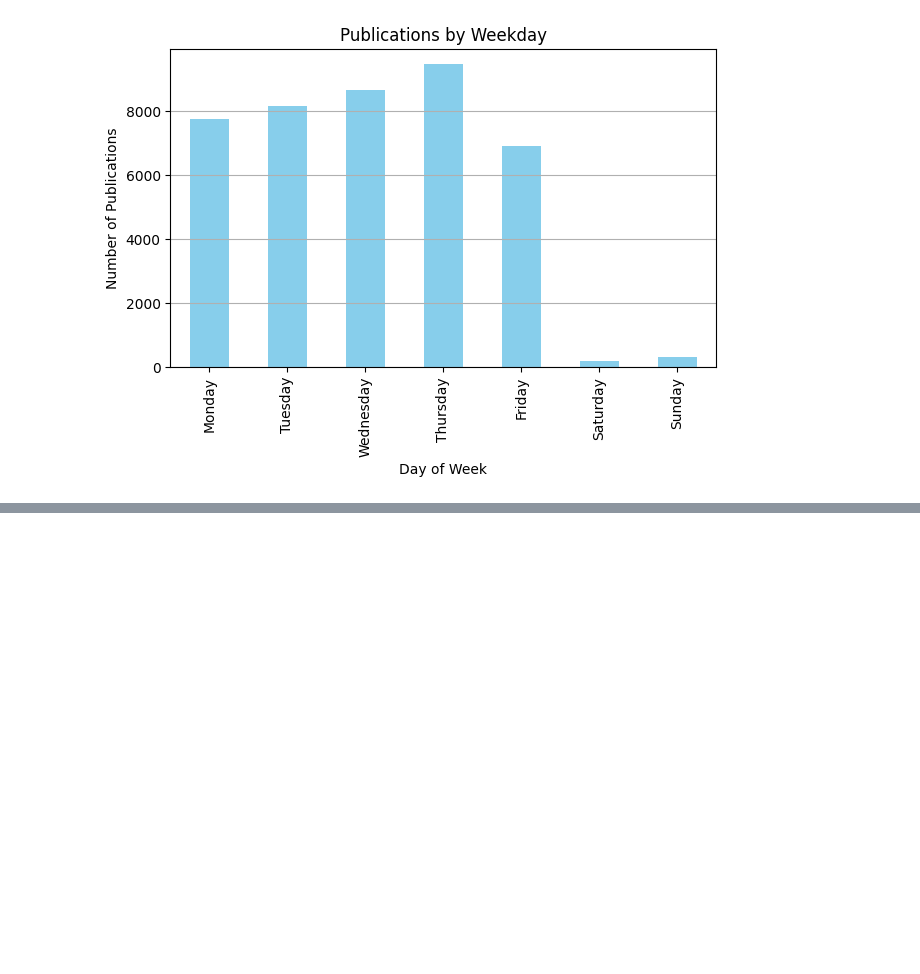
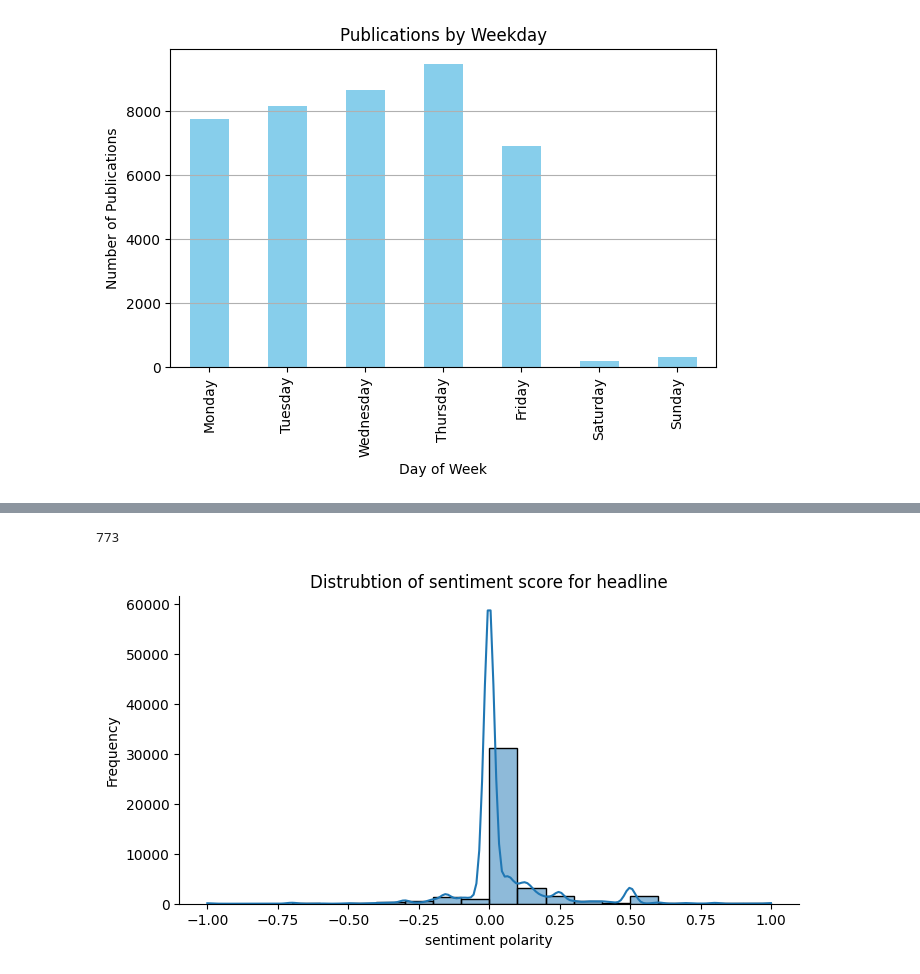
Before and after one commit to Skell30/Predicting-Price-Moves-with-News-Sentiment, a Jupyter notebook: task1/task1.ipynb, the cells around one changed output, grey strips where cells are left out. Saved outputs shown, nothing was run; the diff lists cells and outputs as text; code cells hidden in the pictures; blank space fills up the shorter version.

```diff
--- a/task1/task1.ipynb
+++ b/task1/task1.ipynb
@@ -181,0 +269,6 @@ raw.head()
+# %%
+def calculate_sentiment(text):
+    return TextBlob(text).sentiment.polarity
+
+#Applying the sentiment analysis function to your headlines
+rw['Sentiment']= rw["headline"].apply(calculate_sentiment)
@@ -181,0 +297,15 @@ raw.head()
+# %%
+print(rw['Sentiment'].nunique())
+# %% [output]
+773
+# %%
+#plot distribution of sentiment score
+plt.figure(figsize=(8,4))
+sns.histplot(rw['Sentiment'], bins=20, kde=True)
+plt.title("Distrubtion of sentiment score for headline")
+plt.xlabel('sentiment polarity')
+plt.ylabel("Frequency")
+plt.gca().spines[['top','right']].set_visible(False)
+plt.show()
+# %% [output]
+[figure, added]
```
Also changed, not shown: parts of 23 cells of this notebook, 1 other file.
